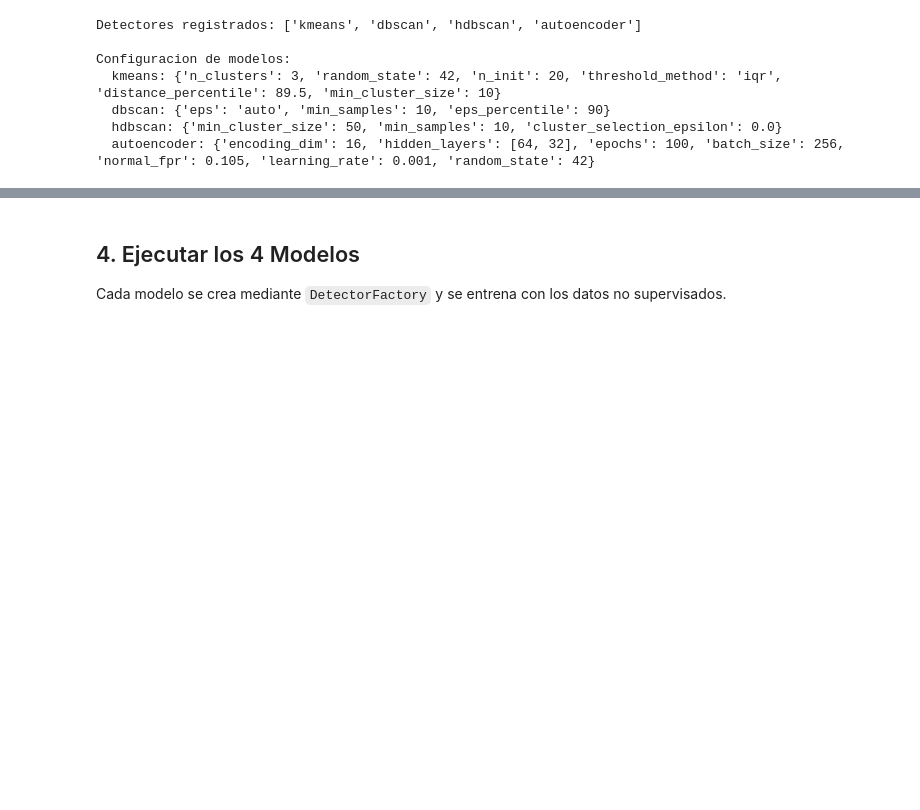
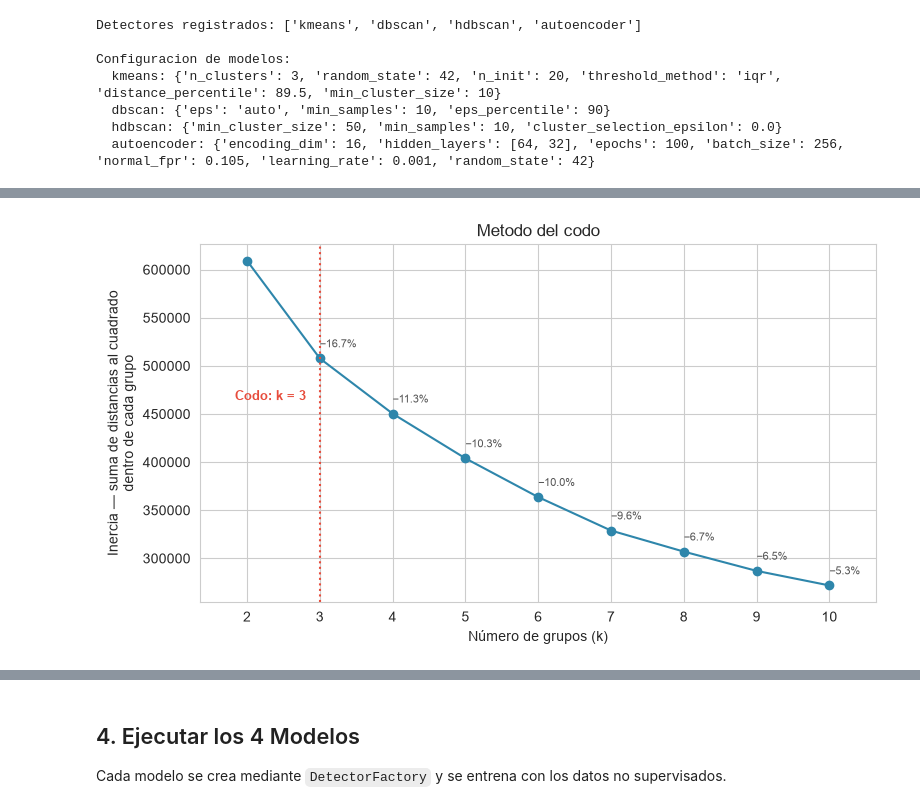
Before and after one commit to JDGarcia25/tfp-cardio-tesis, a Jupyter notebook: notebooks/04_clustering.ipynb, the cells around one changed output, grey strips where cells are left out. Saved outputs shown, nothing was run; the diff lists cells and outputs as text; code cells hidden in the pictures; blank space fills up the shorter version.

Commit message:
correccion metodo del codo del modelo k-means

```diff
--- a/notebooks/04_clustering.ipynb
+++ b/notebooks/04_clustering.ipynb
@@ -256,0 +159,66 @@ detectada) cuesta mas que un falso positivo en deteccion de arritmias.
+# %%
+# ============================================================
+# SELECCION DE k PARA K-MEANS -- metodo del codo
+#
+# K-Means se ajusta SOLO con fit_idx (normales de DS1) -- igual que el
+# modelo que despues se evalua (Seccion 4). La inercia se mide sobre
+# fit_idx, el mismo conjunto con el que se ajustan los centroides.
+# ============================================================
+
+K_VALUES = list(range(2, 11))  # 2..10, todos los enteros
+
+inercias = []
+
+for k in K_VALUES:
+    params = dict(config.kmeans_params)
+    params["n_clusters"] = k
+    detector_k = DetectorFactory.create("kmeans", params, seed=config.random_seed)
+    detector_k.fit(X_clustering[fit_idx])
+    inercias.append(detector_k.model.inertia_)
+
+k_usado = config.kmeans_params.get("n_clusters")
+
+fig, ax = plt.subplots(figsize=(8, 4.5))
+ax.plot(K_VALUES, inercias, "o-", color="#2E86AB")
+ax.set_xticks(K_VALUES)
+ax.margins(x=0.08)
+ax.set_xlabel("Número de grupos (k)")
+ax.set_ylabel("Inercia — suma de distancias al cuadrado\ndentro de cada grupo")
+ax.set_title("Metodo del codo")
+
+# Caida porcentual de la inercia respecto al k anterior.
+for i in range(1, len(K_VALUES)):
+    caida_pct = (inercias[i - 1] - inercias[i]) / inercias[i - 1] * 100
+    ax.annotate(f"−{caida_pct:.1f}%", (K_VALUES[i], inercias[i]), textcoords="offset points",
+                xytext=(0, 8), ha="left", fontsize=8, color="#555555")
+
+ax.axvline(k_usado, color="#E74C3C", linestyle=":", linewidth=1.5)
+ax.annotate(f"Codo: k = {k_usado}", (k_usado, inercias[K_VALUES.index(k_usado)]),
+            textcoords="offset points", xytext=(-10, -30), ha="right",
+            fontsize=9, color="#E74C3C", fontweight="bold")
+
+plt.tight_layout(); plt.show()
+
+print("=== Barrido de k (fit=fit_idx) ===")
+print(f"{'k':>4}{'inercia':>12}")
+for k, ine in zip(K_VALUES, inercias):
+    print(f"{k:>4}{ine:>12.0f}")
+
+# Reduccion de inercia antes y despues de k_usado (k consecutivos en K_VALUES).
+k_idx = K_VALUES.index(k_usado)
+caida_antes = inercias[k_idx - 1] - inercias[k_idx]
+caida_despues = inercias[k_idx] - inercias[k_idx + 1]
+k_prev, k_next = K_VALUES[k_idx - 1], K_VALUES[k_idx + 1]
+
+def miles(x):
+    return f"{x:,.0f}".replace(",", ".")
+
+print()
+print(f"k adoptado: {k_usado}")
+print()
+print(f"Justificacion: la reduccion de inercia pasa de {miles(caida_antes)} entre k={k_prev}")
+print(f"y k={k_usado} a {miles(caida_despues)} entre k={k_usado} y k={k_next} "
+      f"({caida_despues / caida_antes:.2f} veces la anterior, aproximadamente la mitad),")
+print(f"lo que senala k={k_usado} como punto de inflexion de la curva de inercia.")
+# %% [output]
+[figure, added]
```
Also changed, not shown: parts of 8 cells of this notebook, 4 other files.
